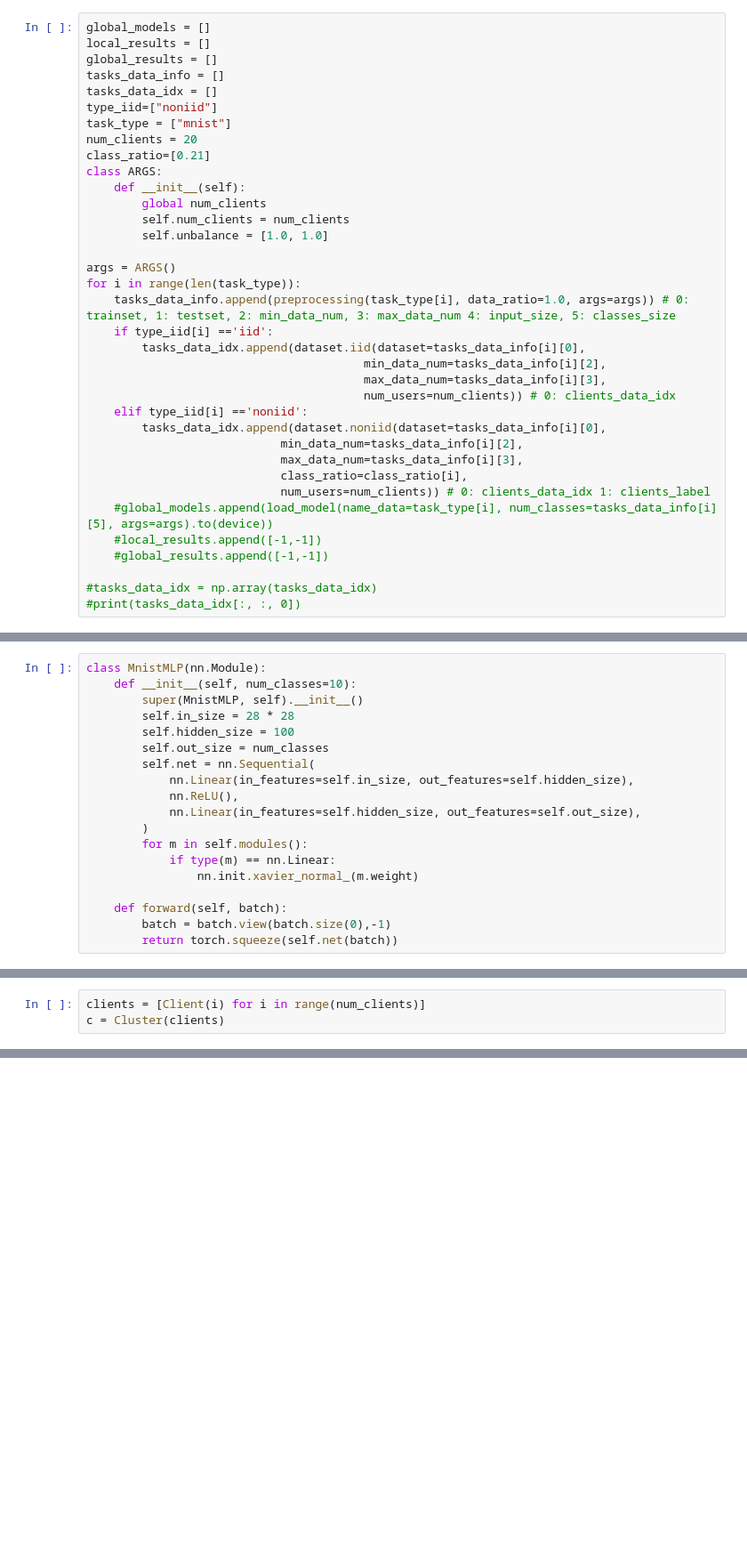
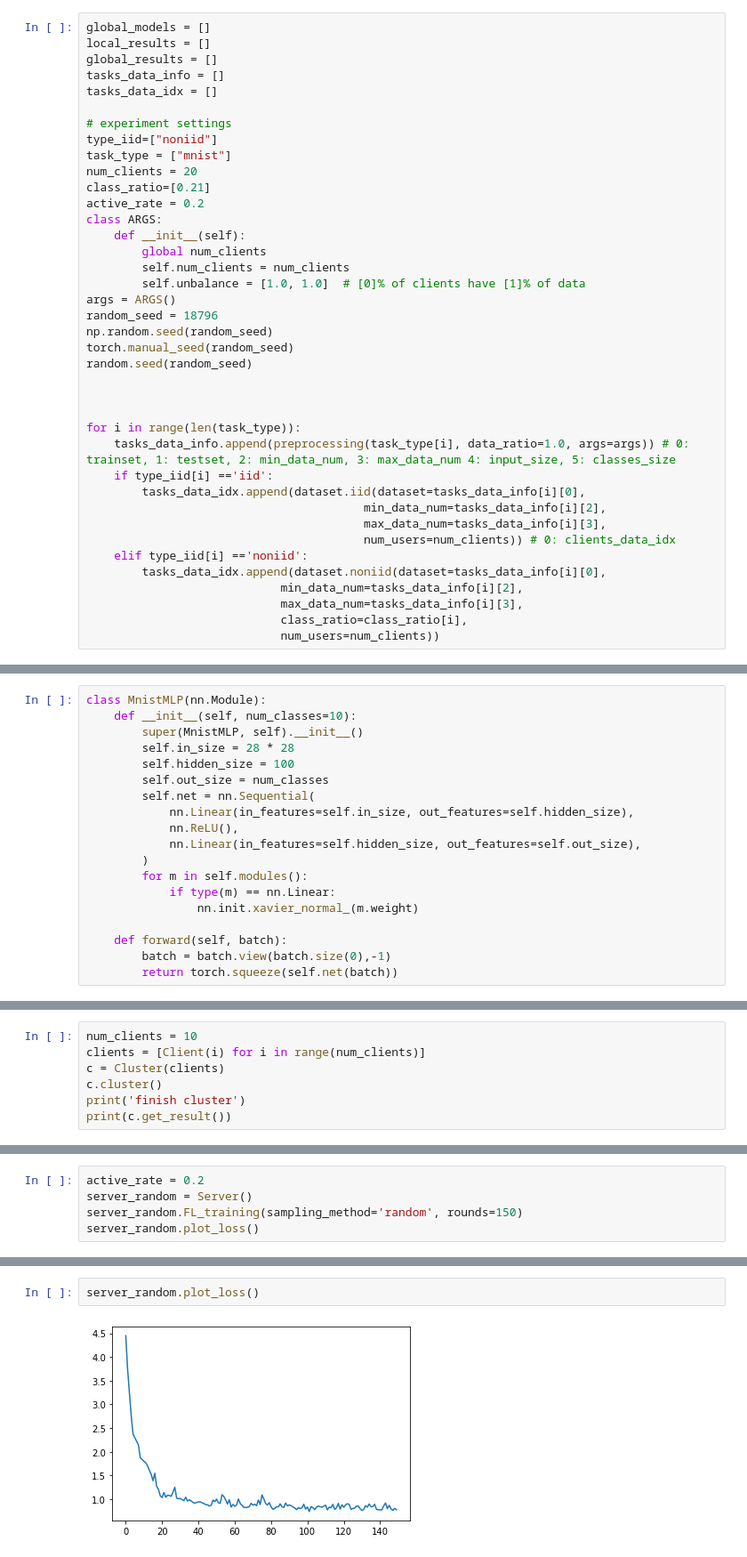
Before and after one commit to haoran-zh/FL-cluster-sampling, a Jupyter notebook: clustering.ipynb, the cells around one changed output, grey strips where cells are left out. Shown: that part at 89% size. Drawn from its saved outputs; the diff is of its cells as text; blank space fills up the shorter version.

Commit message:
add server, aggregation.

```diff
--- a/clustering.ipynb
+++ b/clustering.ipynb
@@ -16,17 +17,26 @@ local_results = []
 global_results = []
 tasks_data_info = []
 tasks_data_idx = []
+
+# experiment settings
 type_iid=["noniid"]
 task_type = ["mnist"]
 num_clients = 20
 class_ratio=[0.21]
+active_rate = 0.2
 class ARGS:
     def __init__(self):
         global num_clients
         self.num_clients = num_clients
-        self.unbalance = [1.0, 1.0]
+        self.unbalance = [1.0, 1.0]  # [0]% of clients have [1]% of data
+args = ARGS()
+random_seed = 18796
+np.random.seed(random_seed)
+torch.manual_seed(random_seed)
+random.seed(random_seed)
 
-args = ARGS()
+
+
 for i in range(len(task_type)):
     tasks_data_info.append(preprocessing(task_type[i], data_ratio=1.0, args=args)) # 0: trainset, 1: testset, 2: min_data_num, 3: max_data_num 4: input_size, 5: classes_size
     if type_iid[i] =='iid':
@@ -39,10 +49,4 @@ for i in range(len(task_type)):
                             min_data_num=tasks_data_info[i][2],
                             max_data_num=tasks_data_info[i][3],
                             class_ratio=class_ratio[i],
-                            num_users=num_clients)) # 0: clients_data_idx 1: clients_label
-    #global_models.append(load_model(name_data=task_type[i], num_classes=tasks_data_info[i][5], args=args).to(device))
-    #local_results.append([-1,-1])
-    #global_results.append([-1,-1])
-
-#tasks_data_idx = np.array(tasks_data_idx)
-#print(tasks_data_idx[:, :, 0])
+                            num_users=num_clients))
@@ -195,4 +283,8 @@ class Cluster:
 # %%
+num_clients = 10
 clients = [Client(i) for i in range(num_clients)]
 c = Cluster(clients)
+c.cluster()
+print('finish cluster')
+print(c.get_result())
 # %% [output]
@@ -217,0 +389,5 @@ RuntimeError: size mismatch (got input: [10], target: [1])
+# %%
+active_rate = 0.2
+server_random = Server()
+server_random.FL_training(sampling_method='random', rounds=150)
+server_random.plot_loss()
@@ -217,0 +427,4 @@ RuntimeError: size mismatch (got input: [10], target: [1])
+# %%
+server_random.plot_loss()
+# %% [output]
+[figure, added]
```
Also changed, not shown: parts of 12 cells of this notebook.
